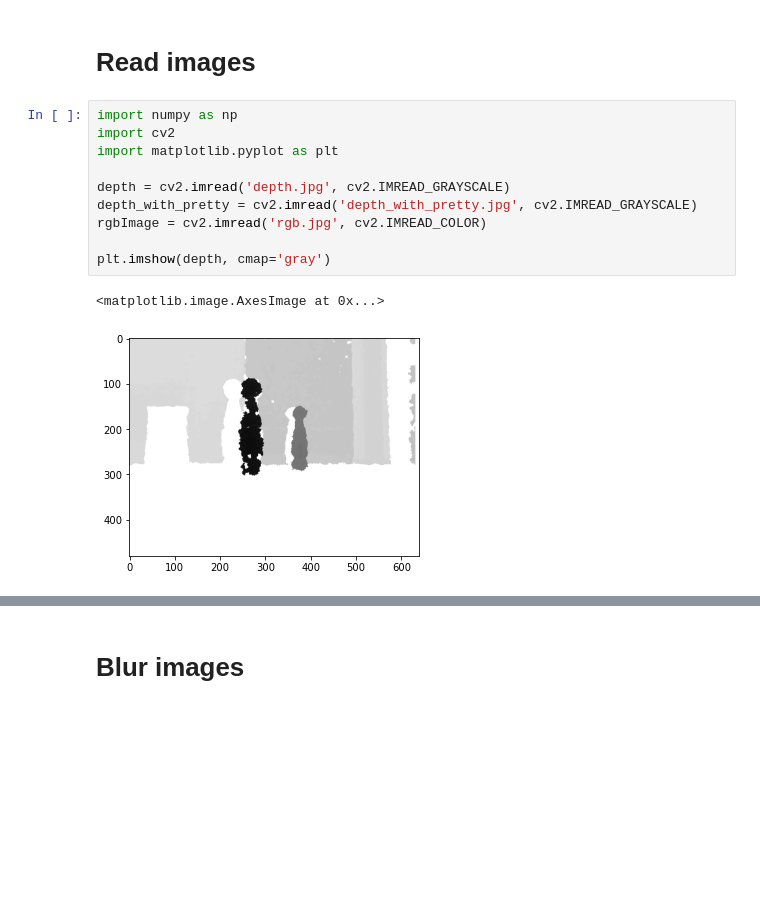
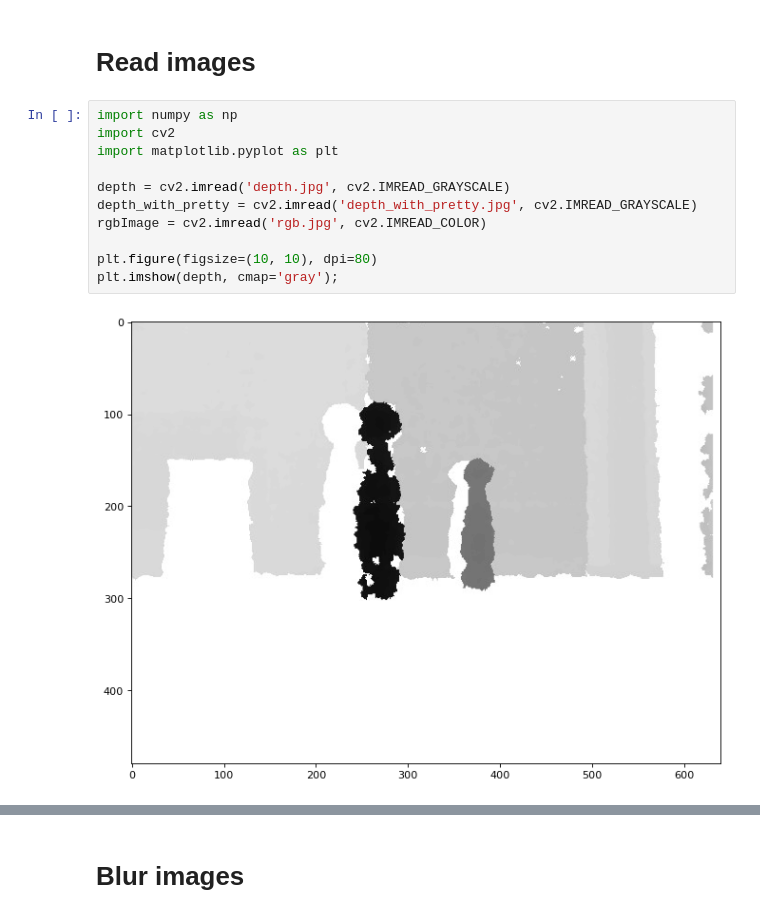
Before and after one commit to MarcinFilipek/Vision, a Jupyter notebook: notebooks/Kinect/Masking image by depth.ipynb, the cells around one changed output, grey strips where cells are left out. Drawn from its saved outputs; the diff is of its cells as text; blank space fills up the shorter version.

```diff
--- a/notebooks/Kinect/Masking image by depth.ipynb
+++ b/notebooks/Kinect/Masking image by depth.ipynb
@@ -3,14 +3,14 @@
 # %%
 import numpy as np
 import cv2
 import matplotlib.pyplot as plt
 
 depth = cv2.imread('depth.jpg', cv2.IMREAD_GRAYSCALE)
 depth_with_pretty = cv2.imread('depth_with_pretty.jpg', cv2.IMREAD_GRAYSCALE)
 rgbImage = cv2.imread('rgb.jpg', cv2.IMREAD_COLOR)
 
-plt.imshow(depth, cmap='gray')
+plt.figure(figsize=(10, 10), dpi=80)
+plt.imshow(depth, cmap='gray');
 # %% [output]
-<matplotlib.image.AxesImage at 0x...>
-[figure, old version]
+[figure, new version]
 # %%
```
Also changed, not shown: parts of 6 cells of this notebook.
